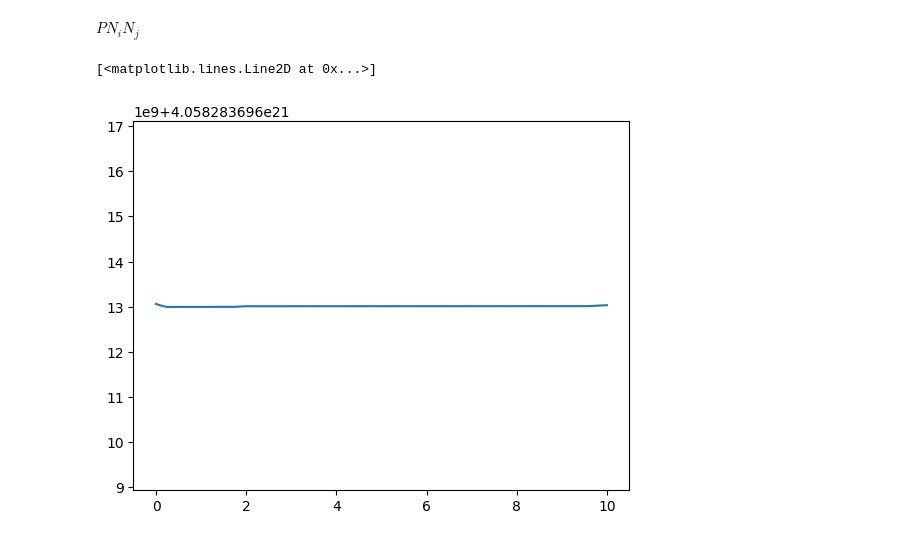
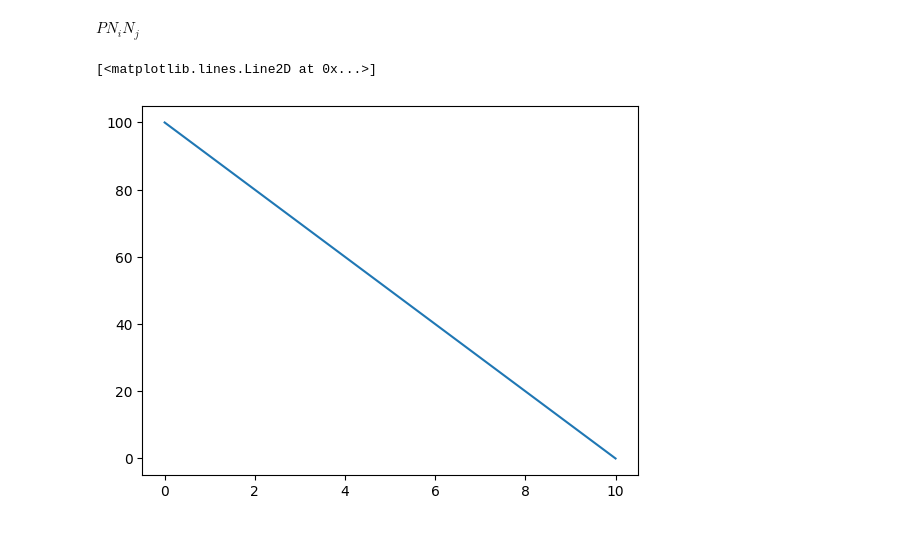
Before and after one commit to ace15guest/SolarThermalEnergyApplications, a Jupyter notebook: Projects/1D_Conduction_FDM/Dirichlet.ipynb, the cells around one changed output. Drawn from its saved outputs; the diff is of its cells as text; code cells hidden in the pictures.

```diff
--- a/Projects/1D_Conduction_FDM/Dirichlet.ipynb
+++ b/Projects/1D_Conduction_FDM/Dirichlet.ipynb
@@ -329,37 +329,37 @@ def dirichlet(n, bc1, bc2, l):
     """
     import numpy as np
     x = np.linspace(0.0, l, n)
 
     A = np.zeros([n,n])
     b = np.zeros(n)
     start = 0
     step = l/n
     for i in range(0, n):
         end = start + step
 
         if i == 0:
             # Diagonal
-            A[i, i] = k*quad(dni_dx2, start, end)[0] - quad(pn_i2, start, end)[0]
+            A[i, i] = 1 #k*quad(dni_dx2, start, end)[0] - quad(pn_i2, start, end)[0]
             # Upper Diagonal
-            A[i, i+1] = k*quad(dn_idn_j_dx, start, end)[0] - quad(pn_in_j, start, end)[0]
+            A[i, i+1] = 0 #k*quad(dn_idn_j_dx, start, end)[0] - quad(pn_in_j, start, end)[0]
             b[i] = bc1
         elif i < n-1:
             # Lower Diagonal
             A[i, i-1] = k*quad(dn_idn_j_dx, start, end)[0] - quad(pn_in_j, start, end)[0]
             # Diagonal (Int{xi}^xJ + Int{xj}^xk)
             A[i, i] = (k*quad(dnj_dx2, start, end)[0] - quad(pn_j2, start, end)[0]) + (k*quad(dnj_dx2, end, end+step)[0] - quad(pn_j2, start, end+step)[0])
             # Upper Diagonal
             A[i ,i +1] = k*quad(dn_idn_j_dx, end, end+step)[0] - quad(pn_in_j, end, end+step)[0]
         else:
-            A[i, i] =  k*quad(dnj_dx2, end, end+step)[0] - quad(pn_j2, start, end)[0]
-            A[i, i-1] =  k*quad(dn_idn_j_dx, end, end+step)[0] - quad(pn_in_j, start, end)[0]
-            b[i] =bc2
+            A[i, i] =  1#k*quad(dnj_dx2, end, end+step)[0] - quad(pn_j2, start, end)[0]
+            A[i, i-1] = 0 #k*quad(dn_idn_j_dx, end, end+step)[0] - quad(pn_in_j, start, end)[0]
+            b[i] = bc2
         start+=step
     u = np.linalg.solve(A, b)
     return A, u, x
-_, u, x = dirichlet(1000, T_0, T_F, length)
+_, u, x = dirichlet(90, T_0, T_F, length)
 
 plt.plot(x, u)
 # %% [output]
 [<matplotlib.lines.Line2D at 0x...>]
-[figure, old version]
+[figure, new version]
```
